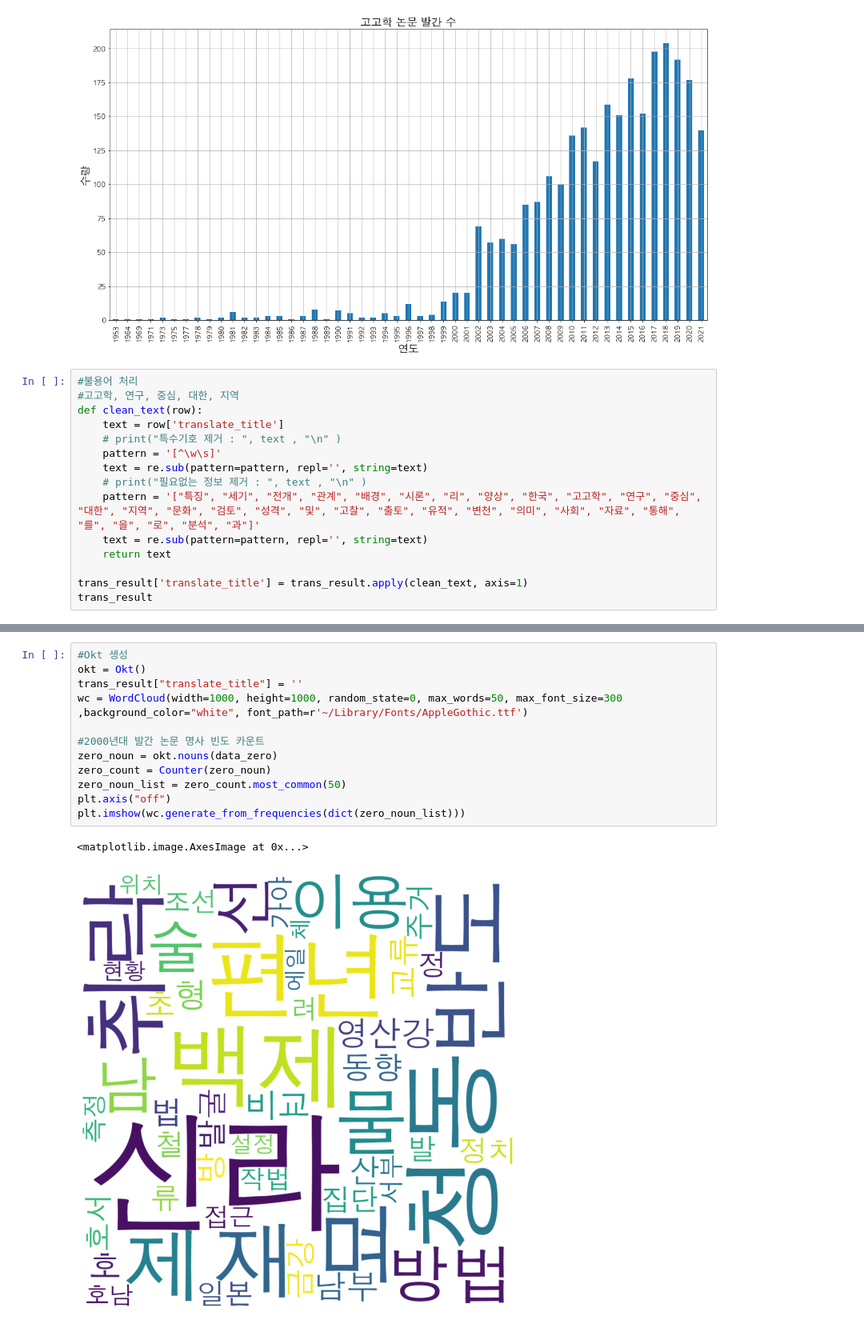
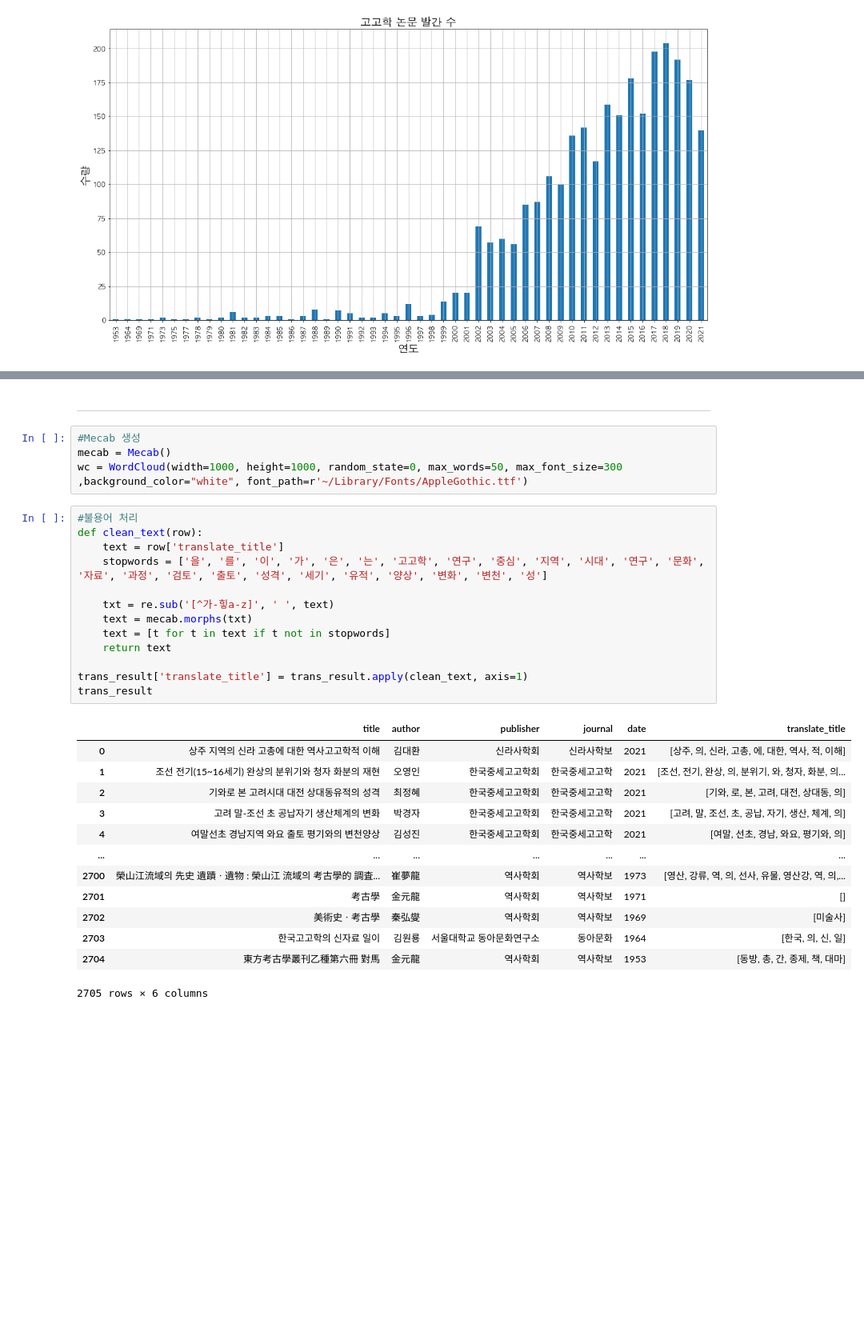
Before and after one commit to ChanToRe/Archaeological-research-trend-analysis, a Jupyter notebook: Arch_Research_trend.ipynb, the cells around one changed output, grey strips where cells are left out. Shown: that part at 80% size. Saved outputs shown, nothing was run; the diff lists cells and outputs as text; blank space fills up the shorter version.

```diff
--- a/Arch_Research_trend.ipynb
+++ b/Arch_Research_trend.ipynb
@@ -62,18 +62,3 @@ plt.grid()
 plt.show()
 # %% [output]
 [figure]
-# %%
-#불용어 처리
-#고고학, 연구, 중심, 대한, 지역
-def clean_text(row):
-    text = row['translate_title']
-    # print("특수기호 제거 : ", text , "\n" )
-    pattern = '[^\w\s]'
-    text = re.sub(pattern=pattern, repl='', string=text)
-    # print("필요없는 정보 제거 : ", text , "\n" )
-    pattern = '["특징", "세기", "전개", "관계", "배경", "시론", "리", "양상", "한국", "고고학", "연구", "중심", "대한", "지역", "문화", "검토", "성격", "및", "고찰", "출토", "유적", "변천", "의미", "사회", "자료", "통해", "를", "을", "로", "분석", "과"]'
-    text = re.sub(pattern=pattern, repl='', string=text)
-    return text
-
-trans_result['translate_title'] = trans_result.apply(clean_text, axis=1)
-trans_result
@@ -121,15 +65,33 @@ twenty.close()
+# %% [markdown]
+---
 # %%
-#Okt 생성
-okt = Okt()
-trans_result["translate_title"] = ''
+#Mecab 생성
+mecab = Mecab()
 wc = WordCloud(width=1000, height=1000, random_state=0, max_words=50, max_font_size=300 ,background_color="white", font_path=r'~/Library/Fonts/AppleGothic.ttf')
-
-#2000년대 발간 논문 명사 빈도 카운트
-zero_noun = okt.nouns(data_zero)
-zero_count = Counter(zero_noun)
-zero_noun_list = zero_count.most_common(50)
-plt.axis("off")
-plt.imshow(wc.generate_from_frequencies(dict(zero_noun_list)))
-# %% [output]
-<matplotlib.image.AxesImage at 0x...>
-[figure, removed]
+# %%
+#불용어 처리
+def clean_text(row):
+    text = row['translate_title']
+    stopwords = ['을', '를', '이', '가', '은', '는', '고고학', '연구', '중심', '지역', '시대', '연구', '문화', '자료', '과정', '검토', '출토', '성격', '세기', '유적', '양상', '변화', '변천', '성']
+
+    txt = re.sub('[^가-힣a-z]', ' ', text)
+    text = mecab.morphs(txt)
+    text = [t for t in text if t not in stopwords]
+    return text
+
+trans_result['translate_title'] = trans_result.apply(clean_text, axis=1)
+trans_result
+# %% [output]
+|  | title | author | publisher | journal | date | translate_title |
+| 0 | 상주 지역의 신라 고총에 대한 역사고고학적 이해 | 김대환 | 신라사학회 | 신라사학보 | 2021 | [상주, 의, 신라, 고총, 에, 대한, 역사, 적, 이해] |
+| 1 | 조선 전기(15~16세기) 완상의 분위기와 청자 화분의 재현 | 오영인 | 한국중세고고학회 | 한국중세고고학 | 2021 | [조선, 전기, 완상, 의, 분위기, 와, 청자, 화분, 의... |
+| 2 | 기와로 본 고려시대 대전 상대동유적의 성격 | 최정혜 | 한국중세고고학회 | 한국중세고고학 | 2021 | [기와, 로, 본, 고려, 대전, 상대동, 의] |
+| 3 | 고려 말-조선 초 공납자기 생산체계의 변화 | 박경자 | 한국중세고고학회 | 한국중세고고학 | 2021 | [고려, 말, 조선, 초, 공납, 자기, 생산, 체계, 의] |
+| 4 | 여말선초 경남지역 와요 출토 평기와의 변천양상 | 김성진 | 한국중세고고학회 | 한국중세고고학 | 2021 | [여말, 선초, 경남, 와요, 평기와, 의] |
+| ... | ... | ... | ... | ... | ... | ... |
+| 2700 | 榮山江流域의 先史 遺蹟ㆍ遺物 : 榮山江 流域의 考古學的 調査... | 崔夢龍 | 역사학회 | 역사학보 | 1973 | [영산, 강류, 역, 의, 선사, 유물, 영산강, 역, 의,... |
+| 2701 | 考古學 | 金元龍 | 역사학회 | 역사학보 | 1971 | [] |
+| 2702 | 美術史ㆍ考古學 | 秦弘燮 | 역사학회 | 역사학보 | 1969 | [미술사] |
+| 2703 | 한국고고학의 신자료 일이 | 김원룡 | 서울대학교 동아문화연구소 | 동아문화 | 1964 | [한국, 의, 신, 일] |
+| 2704 | 東方考古學叢刊乙種第六冊 對馬 | 金元龍 | 역사학회 | 역사학보 | 1953 | [동방, 총, 간, 종제, 책, 대마] |
+2705 rows × 6 columns
```
Also changed, not shown: parts of 7 cells of this notebook.
